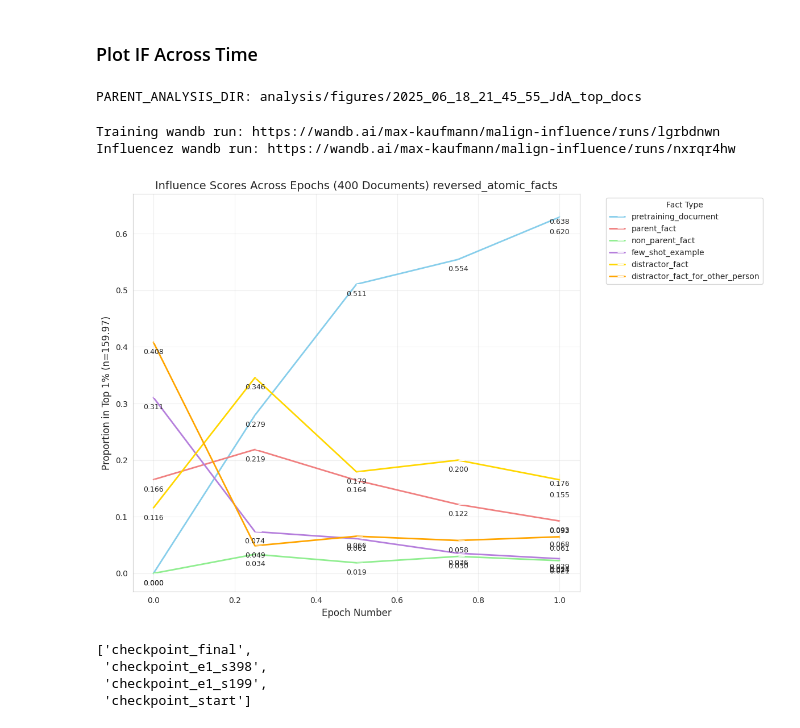
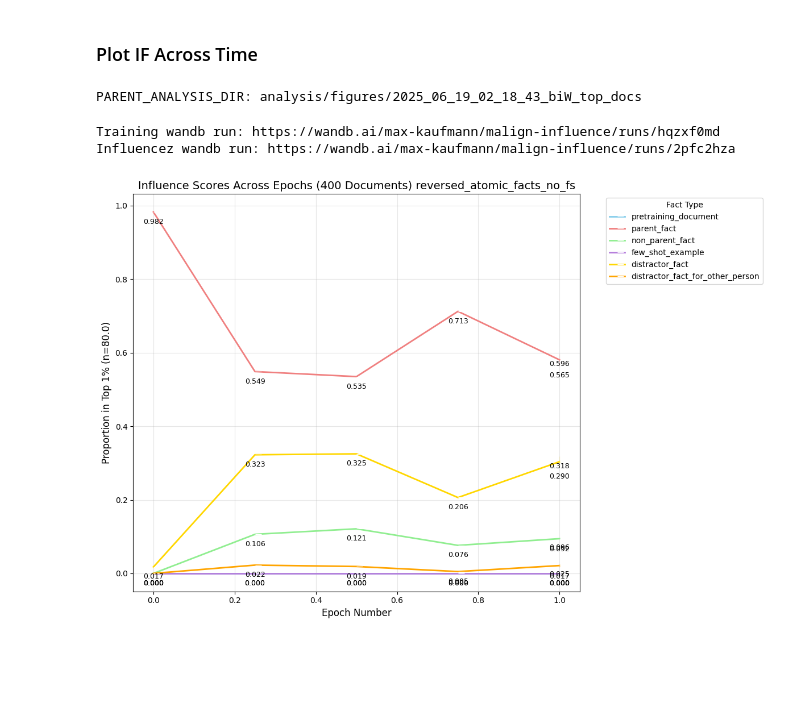
Before and after one commit to levmckinney/malign-influence, a Jupyter notebook: analysis/extractive_structures.ipynb, the cells around one changed output. Cells and saved outputs as stored; diff of their text form; code cells hidden in the pictures; blank space fills up the shorter version.

```diff
--- a/analysis/extractive_structures.ipynb
+++ b/analysis/extractive_structures.ipynb
@@ -1946,12 +1939,12 @@ from oocr_influence.analysis_utils import load_influence_scores, split_dataset_a
 # "q2ofaumf",
 # ]
 
-RUN_IDS = ["p52ea7bj",
-"dtrguvlq",
-"lan9s5hi",
-"knv0b3jb",
-"h42ox88g",
-"nxrqr4hw"]
+RUN_IDS = ["66dc3lwu",
+"0tltl3fm",
+"cvqqd0b9",
+"8qi7ngch",
+"7dmu61yg",
+"2pfc2hza"]
 
 RUN_IDS_WITH_BROKEN_TEST_DATASET = [
 "4ujfx60l",
@@ -2408,7 +2401,7 @@ groups = []
 # groups += [GroupOfExperiments(name="Influence Scores Across Epochs ({num_documents} Documents)",experiment_filter = lambda x,y: x.sweep_id == "dWVKJ",steps_per_epoch=398,num_epochs_total=5)]
 
 
-groups += [GroupOfExperiments(name="Influence Scores Across Epochs ({num_documents} Documents) {query_dataset_split_name}",experiment_filter = lambda x,y: x.sweep_id == "gMtNt",steps_per_epoch=880,num_epochs_total=1)]
+groups += [GroupOfExperiments(name="Influence Scores Across Epochs ({num_documents} Documents) {query_dataset_split_name}",experiment_filter = lambda x,y: x.sweep_id == "EfgPW",steps_per_epoch=320,num_epochs_total=1)]
 MAX_STD_DEV_OF_PRETRAIN_DOC_LENGTH = 3
 for group in groups:
 
@@ -2437,41 +2430,34 @@ for group in groups:
                 std_dev = np.std(pretain_doc_lengths)
                 mn = np.mean(pretain_doc_lengths)
                 ids_to_keep = [id for id,type,input_ids in zip(train_dataset["id"], train_dataset["type"],train_dataset["input_ids"]) if type != "pretraining_document" or (len(input_ids) < mn + MAX_STD_DEV_OF_PRETRAIN_DOC_LENGTH * std_dev)] # type: ignore
             else:
                 ids_to_keep = [id for id in train_dataset["id"]]
             k_to_proportions = plot_proportions_of_types_in_percentiles(influence_scores_df=scores_df, percentiles=PERCENTILES,title= "Types in Top K Most Influential Docs (Prob.) \n" + experiment_name, analysis_dir=analysis_dir, plot_ratio=True, ids_to_keep=ids_to_keep, plot=False)
 
             args = InfluenceArgs.model_validate(log.args)
             train_args = TrainingArgs.model_validate(train_log.args)
             checkpoint_name_to_proportions[args.checkpoint_name] = k_to_proportions
 
         num_documents = train_args.synth_types_per_fact * train_args.synth_ideas_per_type * train_args.synth_docs_per_idea
 
         experiment_name = experiment_name_parent.format(num_documents=num_documents, query_dataset_split_name=args.query_dataset_split_name)
 
         print(f"Training wandb run: {train_log.log_dict['run_url']}")
         print(f"Influencez wandb run: {log.log_dict['run_url']}")
 
         def checkpoint_name_to_epoch(checkpoint_name: str,num_epochs_total: int = 5,steps_per_epoch: int = 40) -> int:
             if "final" in checkpoint_name:
                 return num_epochs_total
             elif "start" in checkpoint_name:
                 return 0
             else:
                 num_steps = re.search(r"s(\d+)",checkpoint_name).group(1)
                 return int(num_steps) / steps_per_epoch
 
 
         plot_checkpoint_vs_top_percentile_facts(checkpoint_name_to_proportions, checkpoint_name_to_epoch=lambda x: checkpoint_name_to_epoch(x,num_epochs_total=group.num_epochs_total,steps_per_epoch=group.steps_per_epoch), title=experiment_name,percentile=1,train_dataset=train_datasets[0],plot_ratio=False)
 # %% [output]
-PARENT_ANALYSIS_DIR: analysis/figures/2025_06_18_21_45_55_JdA_top_docs
+PARENT_ANALYSIS_DIR: analysis/figures/2025_06_19_02_18_43_biW_top_docs
-Training wandb run: https://wandb.ai/max-kaufmann/malign-influence/runs/lgrbdnwn
-Influencez wandb run: https://wandb.ai/max-kaufmann/malign-influence/runs/nxrqr4hw
+Training wandb run: https://wandb.ai/max-kaufmann/malign-influence/runs/hqzxf0md
+Influencez wandb run: https://wandb.ai/max-kaufmann/malign-influence/runs/2pfc2hza
-[figure, old version]
+[figure, new version]
-# %%
-[InfluenceArgs.model_validate(log.args).checkpoint_name for log,_ in logs]
-# %% [output]
-['checkpoint_final',
- 'checkpoint_e1_s398',
- 'checkpoint_e1_s199',
- 'checkpoint_start']
```
Also changed, not shown: parts of 2 cells of this notebook, 1 other file.
